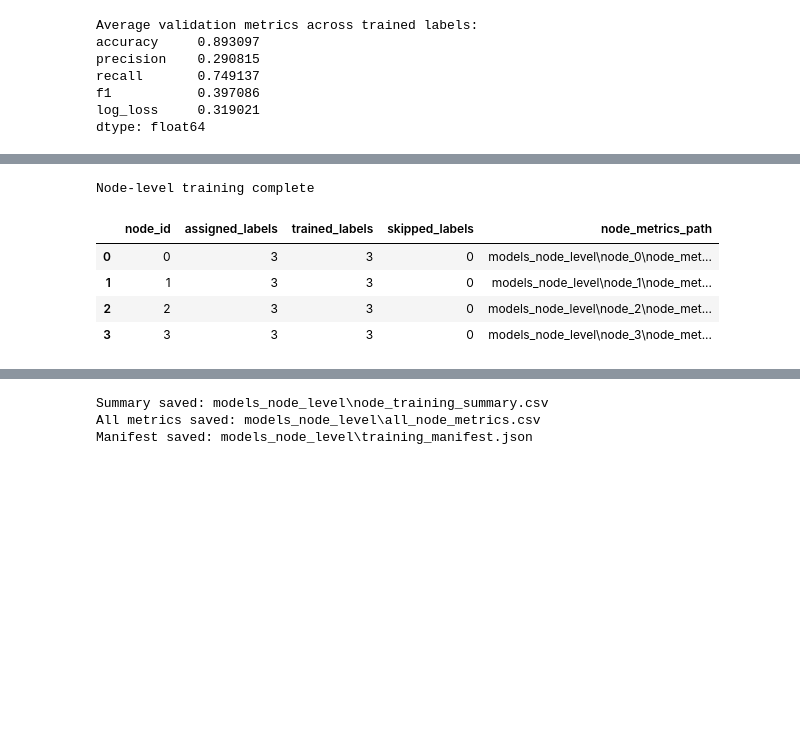
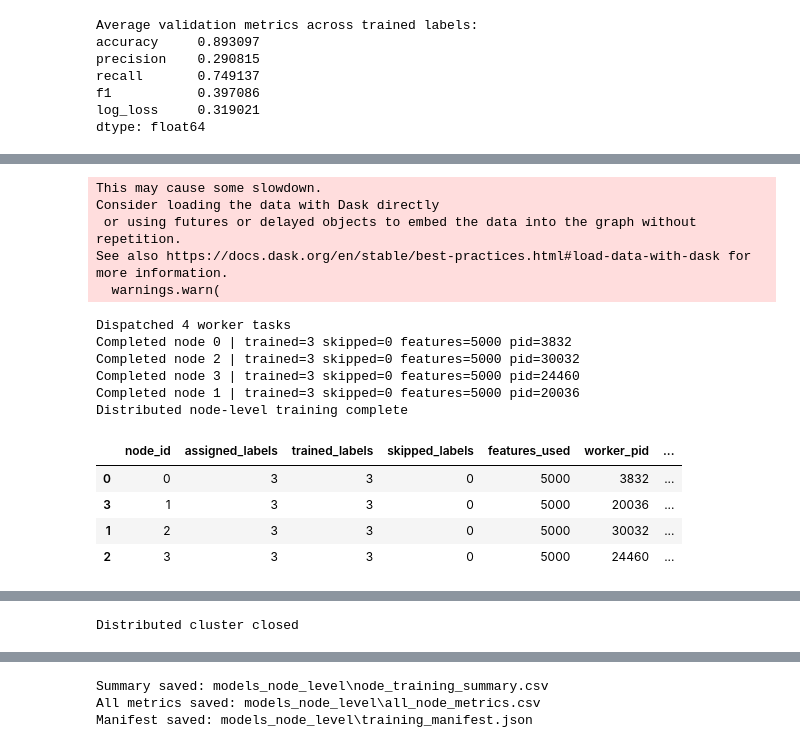
Before and after one commit to sameem701/distributed-binary-relevance, a Jupyter notebook: milestone2.ipynb, the cells around one changed output, grey strips where cells are left out. Saved outputs shown, nothing was run; the diff lists cells and outputs as text; code cells hidden in the pictures; blank space fills up the shorter version.

Commit message:
Task 2 completed

```diff
--- a/milestone2.ipynb
+++ b/milestone2.ipynb
@@ -73,23 +87,28 @@ def parse_labels(label_str):
 X = df_train[feature_cols].values
 all_label_lists = df_train["labels"].apply(parse_labels)
 
+# Full label frequency across entire dataset
 label_freq = {}
 for row_labels in all_label_lists:
     for lbl in row_labels:
         label_freq[lbl] = label_freq.get(lbl, 0) + 1
 
-# Small-scale validation set of labels for Mustafa's task
+all_unique_labels = sorted(label_freq.keys())
+
+print(f"Parsed labels for {len(all_label_lists)} training rows")
+print(f"Total unique labels found: {len(label_freq)}")
+print(f"Label ID range: {min(all_unique_labels)} to {max(all_unique_labels)}")
+print(f"Label frequency distribution (top 10): {sorted(label_freq.items(), key=lambda x: -x[1])[:10]}")
+
+# ── Mustafa's small-scale validation set (top 12 labels only) ──
 TOP_K_LABELS = 12
 selected_labels = sorted(label_freq, key=label_freq.get, reverse=True)[:TOP_K_LABELS]
-
-print(f"Parsed labels for {len(all_label_lists)} training rows")
-print(f"Unique labels found: {len(label_freq)}")
-print(f"Selected labels for small-scale validation: {selected_labels[:6]} ...")
 
 Y_small = pd.DataFrame(index=df_train.index)
 for lbl in selected_labels:
     Y_small[f"label_{lbl}"] = all_label_lists.apply(lambda lst: int(lbl in lst))
 
+print(f"\n[Mustafa] Selected top-{TOP_K_LABELS} labels for small-scale validation: {selected_labels}")
 print(f"Feature matrix shape: {X.shape}")
 print(f"Small-scale target matrix shape: {Y_small.shape}")
 # %% [output]
@@ -135,7 +210,7 @@ This step trains one binary model per selected label using class balancing and s
 # %%
 X_train, X_val, Y_train, Y_val = train_test_split(
     X,
-    Y_small,
+    Y_full,
     test_size=0.2,
     random_state=42,
 )
@@ -328,29 +504,57 @@ Each node trains only its assigned output label batch and returns a per-node sum
 # %%
 node_summaries = []
 node_metric_frames = []
+futures = []
 
 for node_id, batch_cols in enumerate(label_batches):
-    summary, node_df = train_label_batch(
-        node_id=node_id,
-        label_cols=batch_cols,
-        x_tr=X_train_node,
-        x_va=X_val_node,
-        y_tr_df=Y_train_node,
-        y_va_df=Y_val_node,
-        out_dir=MODELS_DIR,
+    future = client.submit(
+        train_label_batch_worker,
+        node_id,
+        batch_cols,
+        X_train_node,
+        X_val_node,
+        Y_train_node,
+        Y_val_node,
+        str(MODELS_DIR),
+        pure=False,
     )
+    futures.append(future)
+
+print(f"Dispatched {len(futures)} worker tasks")
+
+for future in as_completed(futures):
+    summary, node_df = future.result()
     node_summaries.append(summary)
     node_metric_frames.append(node_df)
+    print(
+        f"Completed node {summary['node_id']} | "
+        f"trained={summary['trained_labels']} skipped={summary['skipped_labels']} "
+        f"features={summary['features_used']} pid={summary['worker_pid']}"
+    )
 
-node_summary_df = pd.DataFrame(node_summaries)
+node_summary_df = pd.DataFrame(node_summaries).sort_values("node_id")
 all_node_metrics_df = pd.concat(node_metric_frames, ignore_index=True) if node_metric_frames else pd.DataFrame()
 
-print("Node-level training complete")
+print("Distributed node-level training complete")
 display(node_summary_df)
+
+client.close()
+cluster.close()
+print("Distributed cluster closed")
 # %% [output]
-Node-level training complete
+This may cause some slowdown.
+Consider loading the data with Dask directly
+ or using futures or delayed objects to embed the data into the graph without repetition.
+See also https://docs.dask.org/en/stable/best-practices.html#load-data-with-dask for more information.
+  warnings.warn(
+Dispatched 4 worker tasks
+Completed node 0 | trained=3 skipped=0 features=5000 pid=3832
+Completed node 2 | trained=3 skipped=0 features=5000 pid=30032
+Completed node 3 | trained=3 skipped=0 features=5000 pid=24460
+Completed node 1 | trained=3 skipped=0 features=5000 pid=20036
+Distributed node-level training complete
-|  | node_id | assigned_labels | trained_labels | skipped_labels | node_metrics_path |
-| 0 | 0 | 3 | 3 | 0 | models_node_level\node_0\node_met... |
-| 1 | 1 | 3 | 3 | 0 | models_node_level\node_1\node_met... |
-| 2 | 2 | 3 | 3 | 0 | models_node_level\node_2\node_met... |
-| 3 | 3 | 3 | 3 | 0 | models_node_level\node_3\node_met... |
+|  | node_id | assigned_labels | trained_labels | skipped_labels | features_used | worker_pid | ... |
+| 0 | 0 | 3 | 3 | 0 | 5000 | 3832 | ... |
+| 3 | 1 | 3 | 3 | 0 | 5000 | 20036 | ... |
+| 1 | 2 | 3 | 3 | 0 | 5000 | 30032 | ... |
+| 2 | 3 | 3 | 3 | 0 | 5000 | 24460 | ... |
@@ -357 +573,2 @@ Node-level training complete
+Distributed cluster closed
 # %% [markdown]
```
Also changed, not shown: parts of 16 cells of this notebook.
